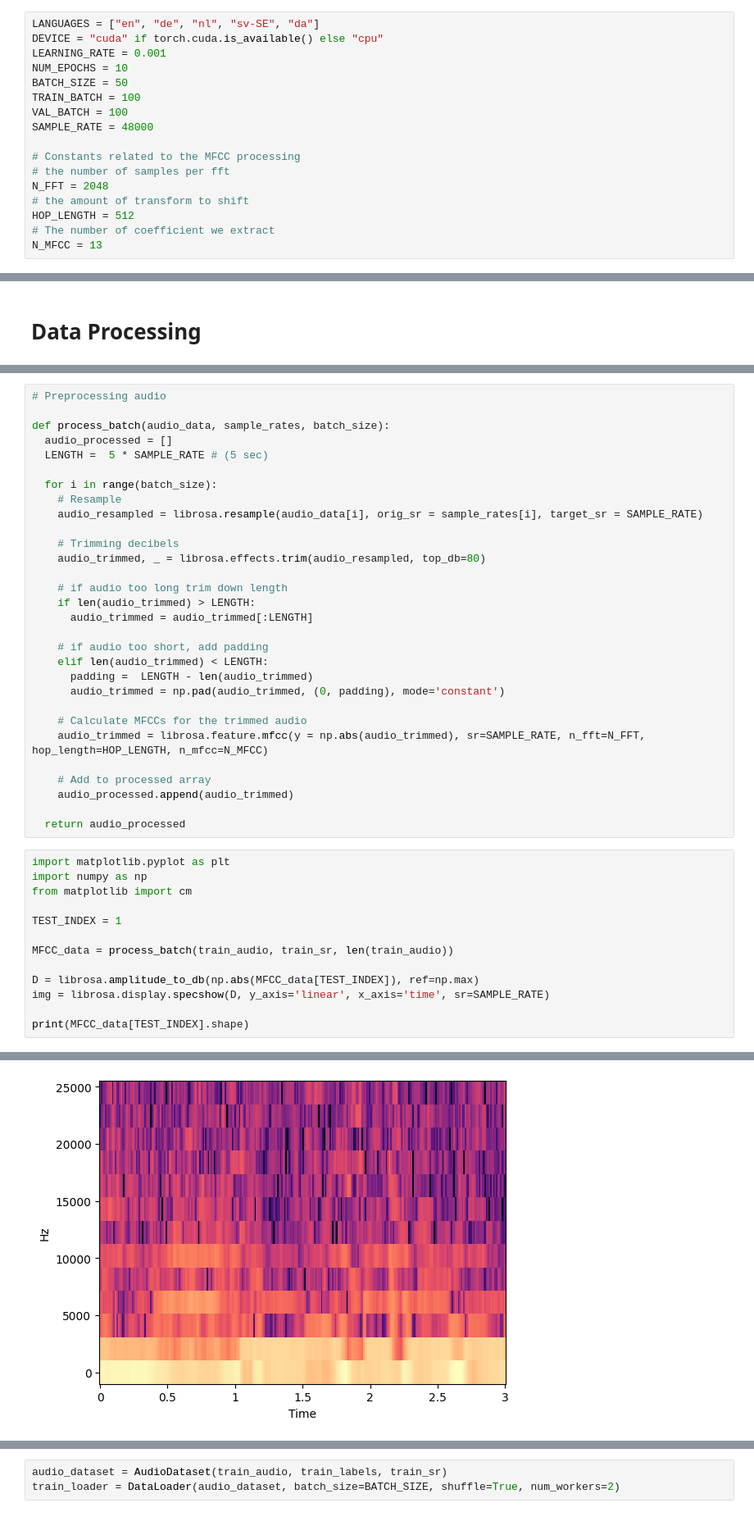
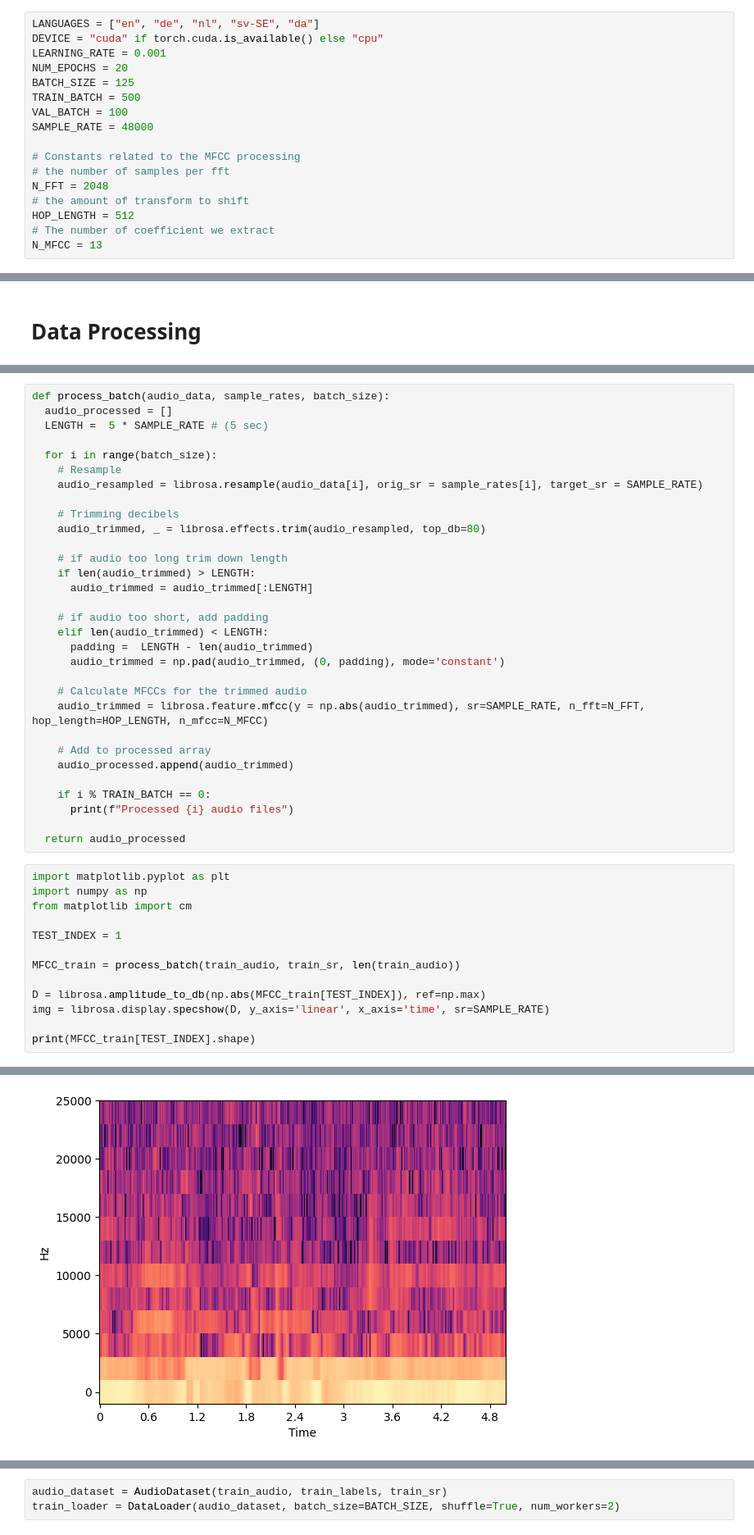
Before and after one commit to ria-upreti/APS360-project, a Jupyter notebook: CNN_Model.ipynb, the cells around one changed output, grey strips where cells are left out. Shown at 82% size. Drawn from its saved outputs; the diff is of its cells as text.

```diff
--- a/CNN_Model.ipynb
+++ b/CNN_Model.ipynb
@@ -31,9 +31,9 @@ Successfully installed datasets-3.3.2 dill-0.3.8 multiprocess-0.70.16 xxhash-3.5
 LANGUAGES = ["en", "de", "nl", "sv-SE", "da"]
 DEVICE = "cuda" if torch.cuda.is_available() else "cpu"
 LEARNING_RATE = 0.001
-NUM_EPOCHS = 10
-BATCH_SIZE = 50
-TRAIN_BATCH = 100
+NUM_EPOCHS = 20
+BATCH_SIZE = 125
+TRAIN_BATCH = 500
 VAL_BATCH = 100
 SAMPLE_RATE = 48000
 
@@ -156,6 +151,4 @@ Loaded da
 # %%
-# Preprocessing audio
-
 def process_batch(audio_data, sample_rates, batch_size):
   audio_processed = []
   LENGTH =  5 * SAMPLE_RATE # (5 sec)
@@ -182,6 +175,9 @@ def process_batch(audio_data, sample_rates, batch_size):
     # Add to processed array
     audio_processed.append(audio_trimmed)
 
+    if i % TRAIN_BATCH == 0:
+      print(f"Processed {i} audio files")
+
   return audio_processed
 # %%
 import matplotlib.pyplot as plt
@@ -190,10 +186,10 @@ from matplotlib import cm
 
 TEST_INDEX = 1
 
-MFCC_data = process_batch(train_audio, train_sr, len(train_audio))
+MFCC_train = process_batch(train_audio, train_sr, len(train_audio))
 
-D = librosa.amplitude_to_db(np.abs(MFCC_data[TEST_INDEX]), ref=np.max)
+D = librosa.amplitude_to_db(np.abs(MFCC_train[TEST_INDEX]), ref=np.max)
 img = librosa.display.specshow(D, y_axis='linear', x_axis='time', sr=SAMPLE_RATE)
 
-print(MFCC_data[TEST_INDEX].shape)
+print(MFCC_train[TEST_INDEX].shape)
 # %% [output]
@@ -201,2 +202,2 @@ print(MFCC_data[TEST_INDEX].shape)
-[figure, old version]
+[figure, new version]
 # %% [markdown]
```
Also changed, not shown: parts of 11 cells of this notebook.
